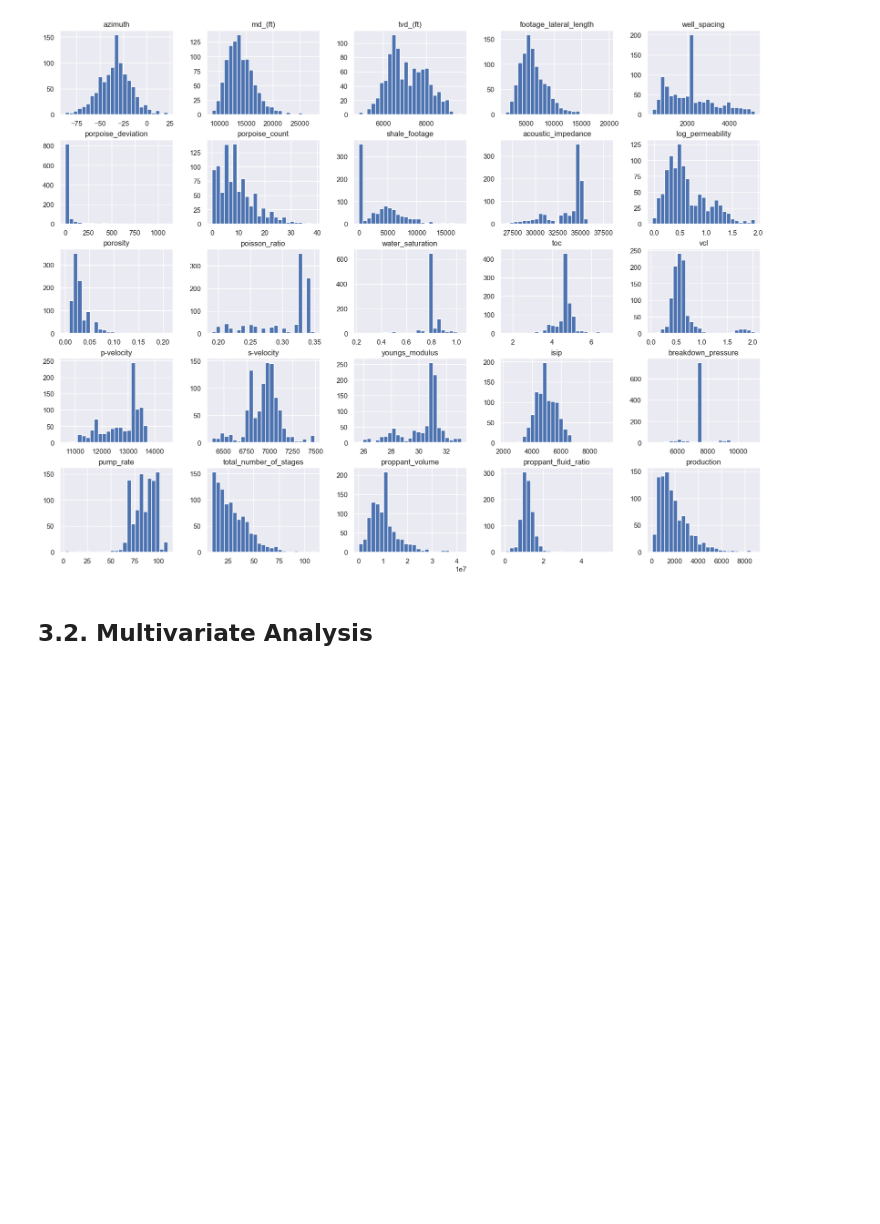
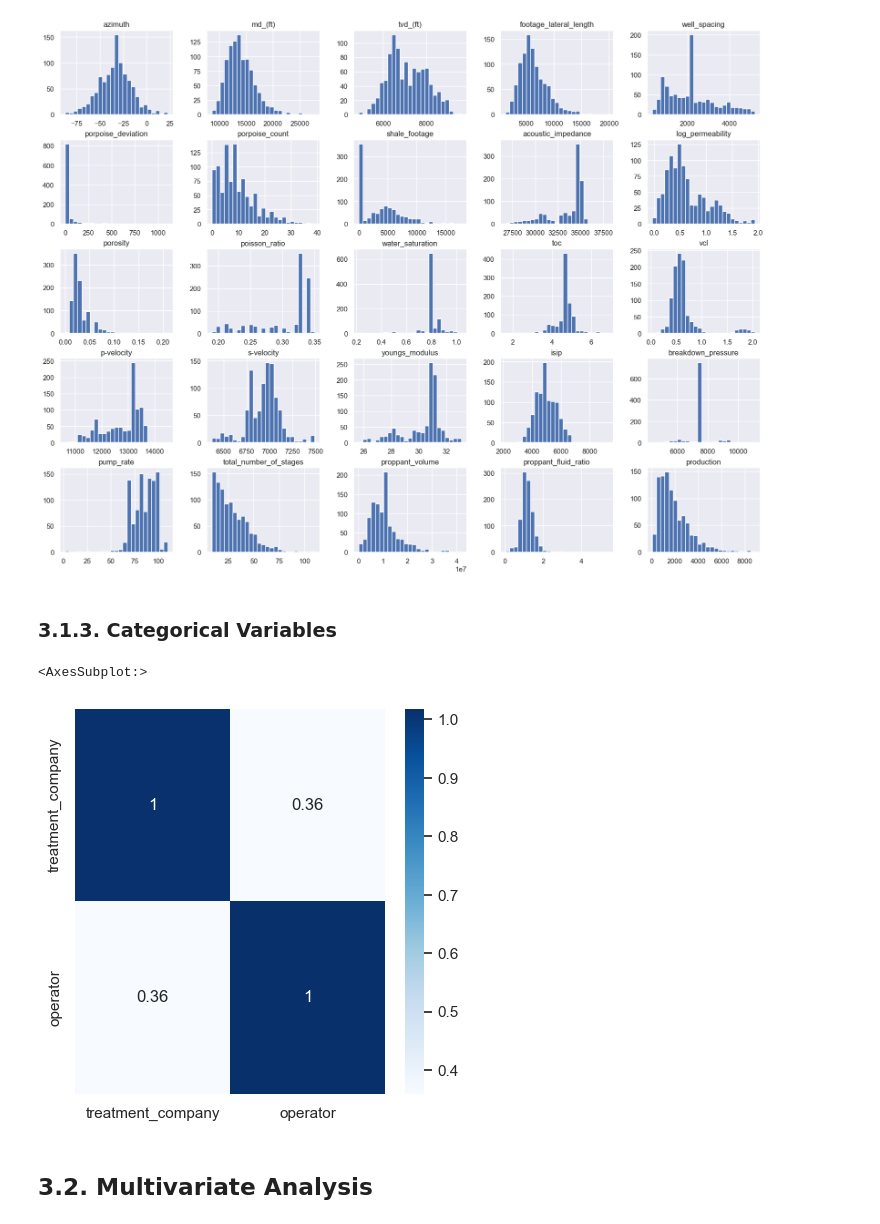
Before and after one commit to m4theus4ndr4de/regression-oil-production-prediction, a Jupyter notebook: notebook/production_prediction.ipynb, the cells around one changed output. Drawn from its saved outputs; the diff is of its cells as text; code cells hidden in the pictures; blank space fills up the shorter version.

```diff
--- a/notebook/production_prediction.ipynb
+++ b/notebook/production_prediction.ipynb
@@ -54,11 +58,23 @@ def settings():
     #display( HTML( '') )
     pd.options.display.max_columns = None
     pd.options.display.max_rows = None
-    pd.set_option('display.float_format', lambda x: '%.2f' % x)
+    pd.set_option('display.float_format', lambda x: '%.4f' % x)
     pd.set_option( 'display.expand_frame_repr', False )
     sns.set()
 
 settings()
+
+def cramer_v(x, y):
+
+    cm = pd.crosstab(x, y).to_numpy()
+    n = cm.sum()
+    r, k = cm.shape
+    chi2 = stats.chi2_contingency(cm)[0]
+    chi2corr = max(0, chi2 - (k - 1) * (r - 1) / (n - 1))
+    kcorr = k - (k - 1) ** 2 / (n - 1)
+    rcorr = r - (r - 1) ** 2 / (n - 1)
+
+    return np.sqrt((chi2corr / n) / (min( kcorr-1, rcorr-1)))
 # %% [markdown]
 # 1. Data Description
 # %%
@@ -348,6 +364,27 @@ sns.displot(df1['production']);
 numerical_attributes.hist(bins=25, figsize=[20, 15]);
 # %% [output]
 [figure]
+# %% [markdown]
+### 3.1.3. Categorical Variables
+# %%
+a = df3.select_dtypes(include='object')
+
+a1 = cramer_v(a['treatment_company'], a['treatment_company'])
+a2 = cramer_v(a['treatment_company'], a['operator'])
+
+a3 = cramer_v(a['operator'], a['treatment_company'])
+a4 = cramer_v(a['operator'], a['operator'])
+
+d = pd.DataFrame({'treatment_company': [a1, a2],
+                  'operator': [a3, a4]})
+
+d = d.set_index(d.columns)
+
+fig, ax = plt.subplots(figsize=(5,5))
+sns.heatmap(d, cmap="Blues", annot=True)
+# %% [output]
+<AxesSubplot:>
+[figure, added]
 # %% [markdown]
 ## 3.2. Multivariate Analysis
 # %%
```
Also changed, not shown: parts of 11 cells of this notebook, 2 other files.
